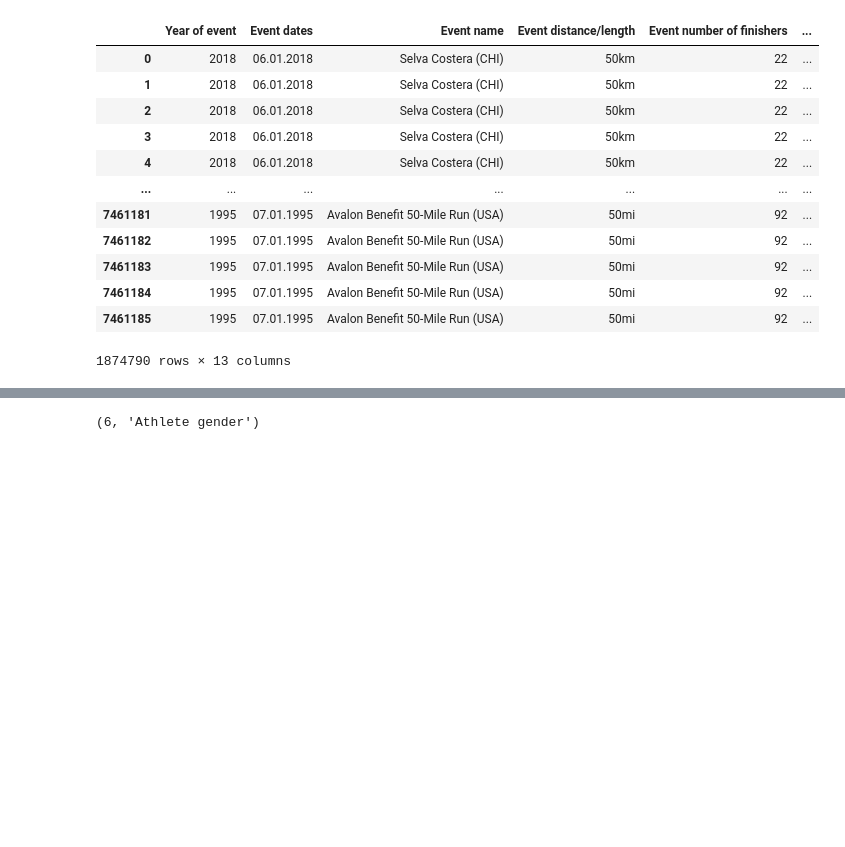
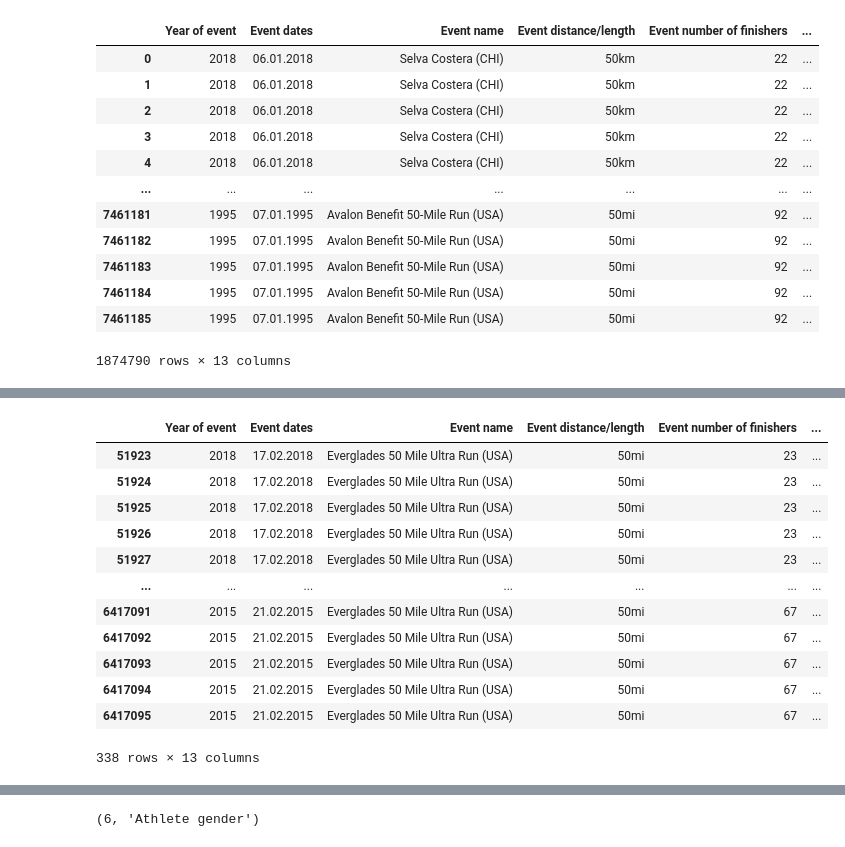
Before and after one commit to corpsedust/Python_Stuff, a Jupyter notebook: EDA_Project_1.ipynb, the cells around one changed output, grey strips where cells are left out. Cells and saved outputs as stored; diff of their text form; code cells hidden in the pictures; blank space fills up the shorter version.

```diff
--- a/EDA_Project_1.ipynb
+++ b/EDA_Project_1.ipynb
@@ -111,0 +132,16 @@ df[df["Event distance/length"].isin(["50km","50mi"])]
+# %%
+df[df["Event name"] == "Everglades 50 Mile Ultra Run (USA)"]
+# %% [output]
+|  | Year of event | Event dates | Event name | Event distance/length | Event number of finishers | ... |
+| 51923 | 2018 | 17.02.2018 | Everglades 50 Mile Ultra Run (USA) | 50mi | 23 | ... |
+| 51924 | 2018 | 17.02.2018 | Everglades 50 Mile Ultra Run (USA) | 50mi | 23 | ... |
+| 51925 | 2018 | 17.02.2018 | Everglades 50 Mile Ultra Run (USA) | 50mi | 23 | ... |
+| 51926 | 2018 | 17.02.2018 | Everglades 50 Mile Ultra Run (USA) | 50mi | 23 | ... |
+| 51927 | 2018 | 17.02.2018 | Everglades 50 Mile Ultra Run (USA) | 50mi | 23 | ... |
+| ... | ... | ... | ... | ... | ... | ... |
+| 6417091 | 2015 | 21.02.2015 | Everglades 50 Mile Ultra Run (USA) | 50mi | 67 | ... |
+| 6417092 | 2015 | 21.02.2015 | Everglades 50 Mile Ultra Run (USA) | 50mi | 67 | ... |
+| 6417093 | 2015 | 21.02.2015 | Everglades 50 Mile Ultra Run (USA) | 50mi | 67 | ... |
+| 6417094 | 2015 | 21.02.2015 | Everglades 50 Mile Ultra Run (USA) | 50mi | 67 | ... |
+| 6417095 | 2015 | 21.02.2015 | Everglades 50 Mile Ultra Run (USA) | 50mi | 67 | ... |
+338 rows × 13 columns
```
Also changed, not shown: parts of 33 cells of this notebook.
